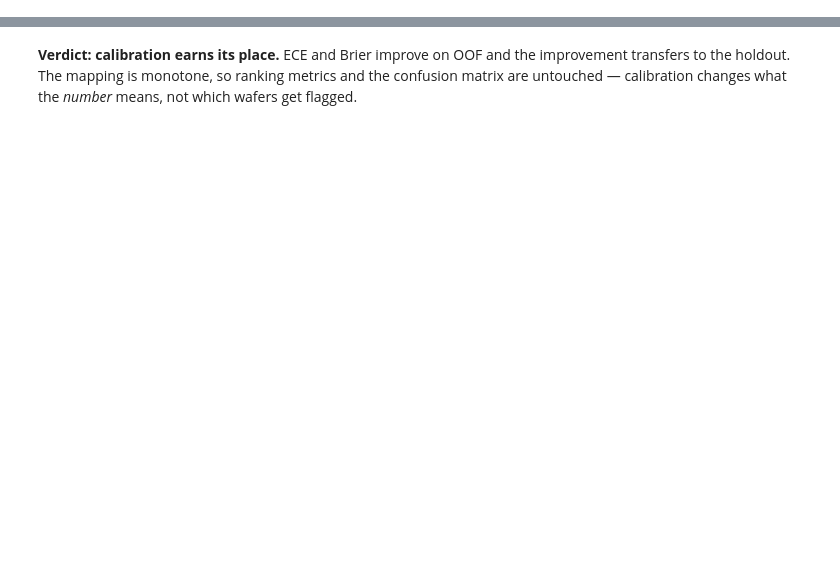
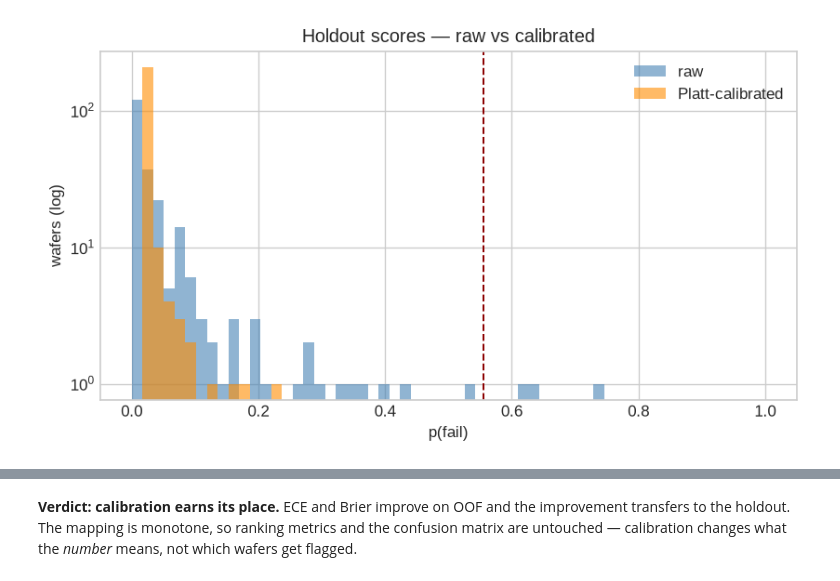
Before and after one commit to CJRockball/semcon, a Jupyter notebook: notebooks/model_results.ipynb, the cells around one changed output, grey strips where cells are left out. Drawn from its saved outputs; the diff is of its cells as text; code cells hidden in the pictures; blank space fills up the shorter version.

```diff
--- a/notebooks/model_results.ipynb
+++ b/notebooks/model_results.ipynb
@@ -170,3 +332,22 @@ print(f"method: {cfg_cal.get('method')} | parent: {cfg_cal.get('parent_run')}")
+# %%
+oof_cal = np.load(RUN_CAL / 'oof_cal.npy')
+p_hold_cal = np.load(RUN_CAL / 'p_hold_cal.npy')
+
+bins = np.linspace(0, 1, 60)
+plt.figure(figsize=(7, 4))
+plt.hist(p_hold, bins=bins, alpha=0.6, label='raw', color='steelblue')
+plt.hist(p_hold_cal, bins=bins, alpha=0.6, label='Platt-calibrated',
+         color='darkorange')
+plt.axvline(thr, color='darkred', ls='--', lw=1.2)
+plt.yscale('log')
+plt.title('Holdout scores — raw vs calibrated')
+plt.xlabel('p(fail)')
+plt.ylabel('wafers (log)')
+plt.legend()
+plt.tight_layout()
+plt.show()
+# %% [output]
+[figure, added]
 # %%
 show('reliability_oof.png', run=RUN_CAL)
 show('reliability_holdout.png', run=RUN_CAL)
```
Also changed, not shown: parts of 21 cells of this notebook, 2 other files.
